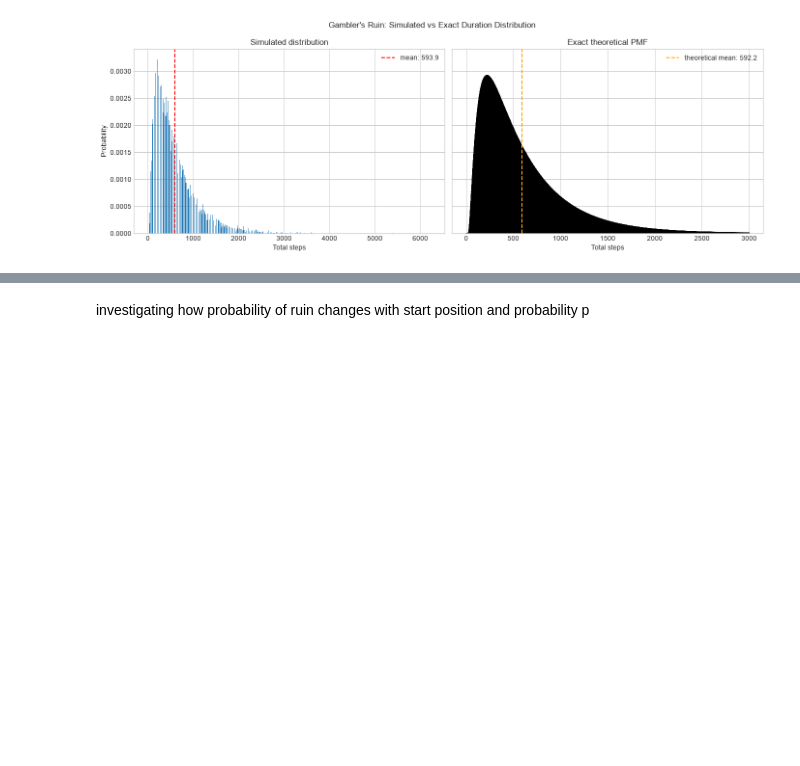
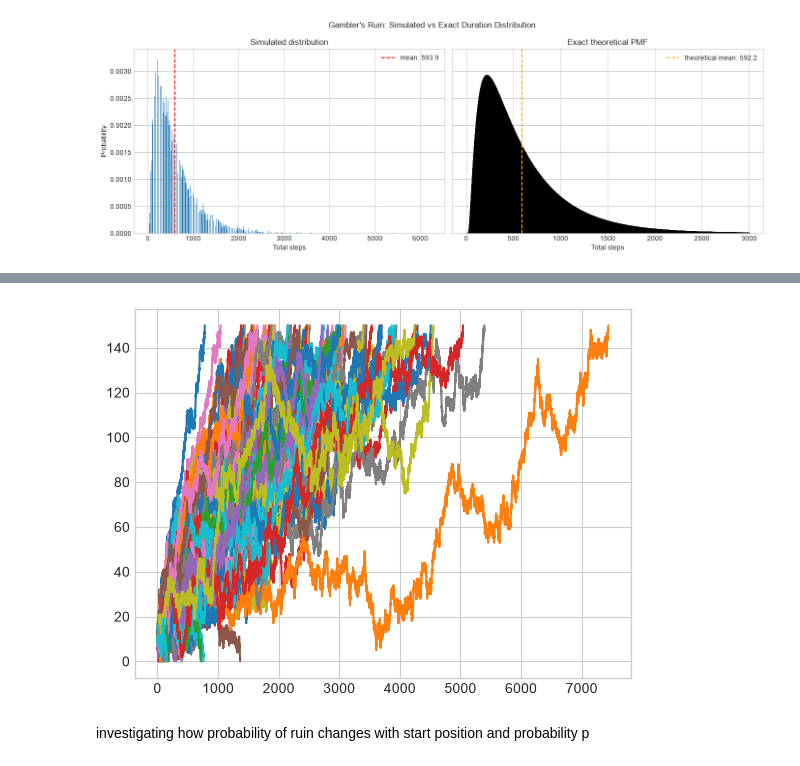
Before and after one commit to HA-Ward/Exploration-of-Stochastic-Processes-with-Computational-Implementation, a Jupyter notebook: notebooks/analysis.ipynb, the cells around one changed output, grey strips where cells are left out. Saved outputs shown, nothing was run; the diff lists cells and outputs as text; code cells hidden in the pictures; blank space fills up the shorter version.

```diff
--- a/notebooks/analysis.ipynb
+++ b/notebooks/analysis.ipynb
@@ -191,3 +222,9 @@ plt.show()
+# %%
+paths = simulate_gamblers_ruin(100, 10, 0.525, 150)[0]
+for i in paths:
+    plt.plot(i)
+# %% [output]
+[figure, added]
 # %% [markdown]
 investigating how probability of ruin changes with start position and probability p
 # %%
```
Also changed, not shown: parts of 4 cells of this notebook, 1 other file.
